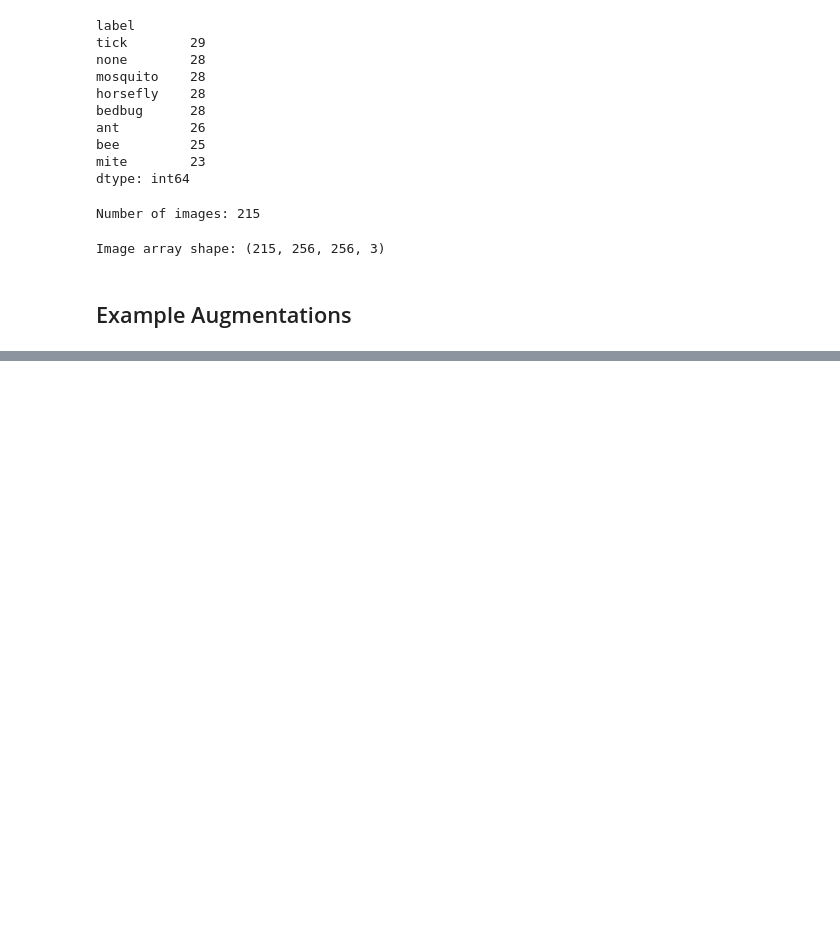
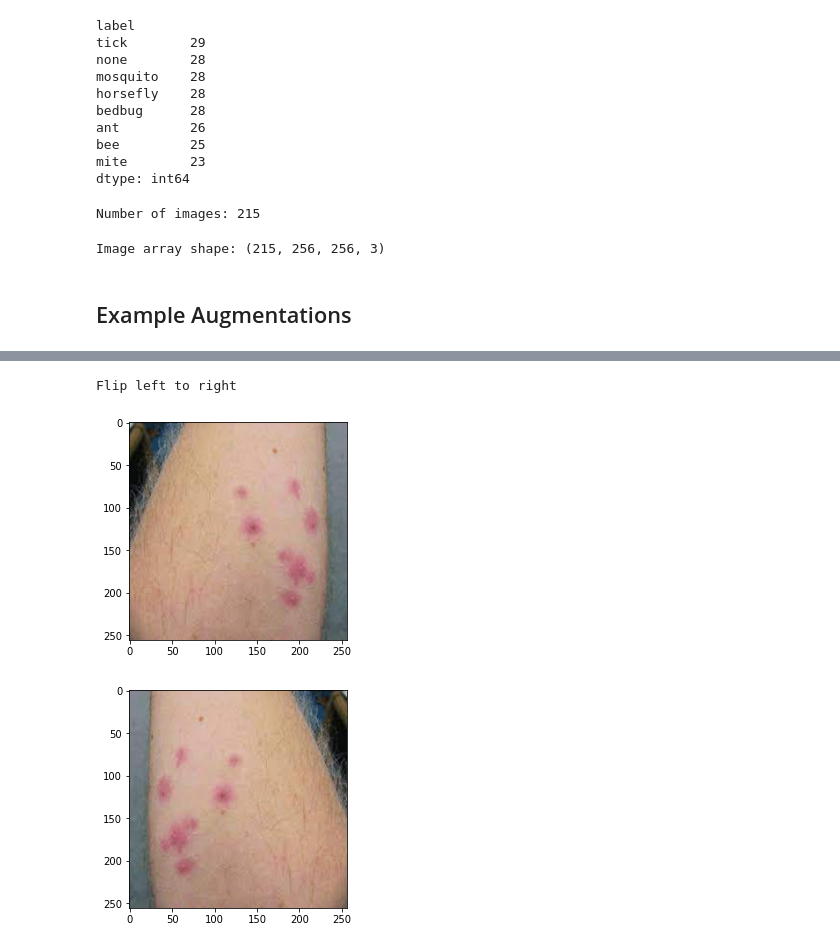
Before and after one commit to TheNerdyCat/bite-me, a Jupyter notebook: notebooks/1_eda.ipynb, the cells around one changed output, grey strips where cells are left out. Saved outputs shown, nothing was run; the diff lists cells and outputs as text; code cells hidden in the pictures; blank space fills up the shorter version.

```diff
--- a/notebooks/1_eda.ipynb
+++ b/notebooks/1_eda.ipynb
@@ -93,0 +125,15 @@ Image array shape: (215, 256, 256, 3)
+# %%
+# Flip left to right
+seq = iaa.Sequential([
+    iaa.Fliplr(1)
+])
+images_aug = np.concatenate([example_img, seq(images=example_img)])
+images_aug.shape
+
+print("Flip left to right")
+for img in images_aug:
+    img_process(img)
+# %% [output]
+Flip left to right
+[figure, added]
+[figure, added]
```
Also changed, not shown: parts of 9 cells of this notebook.
